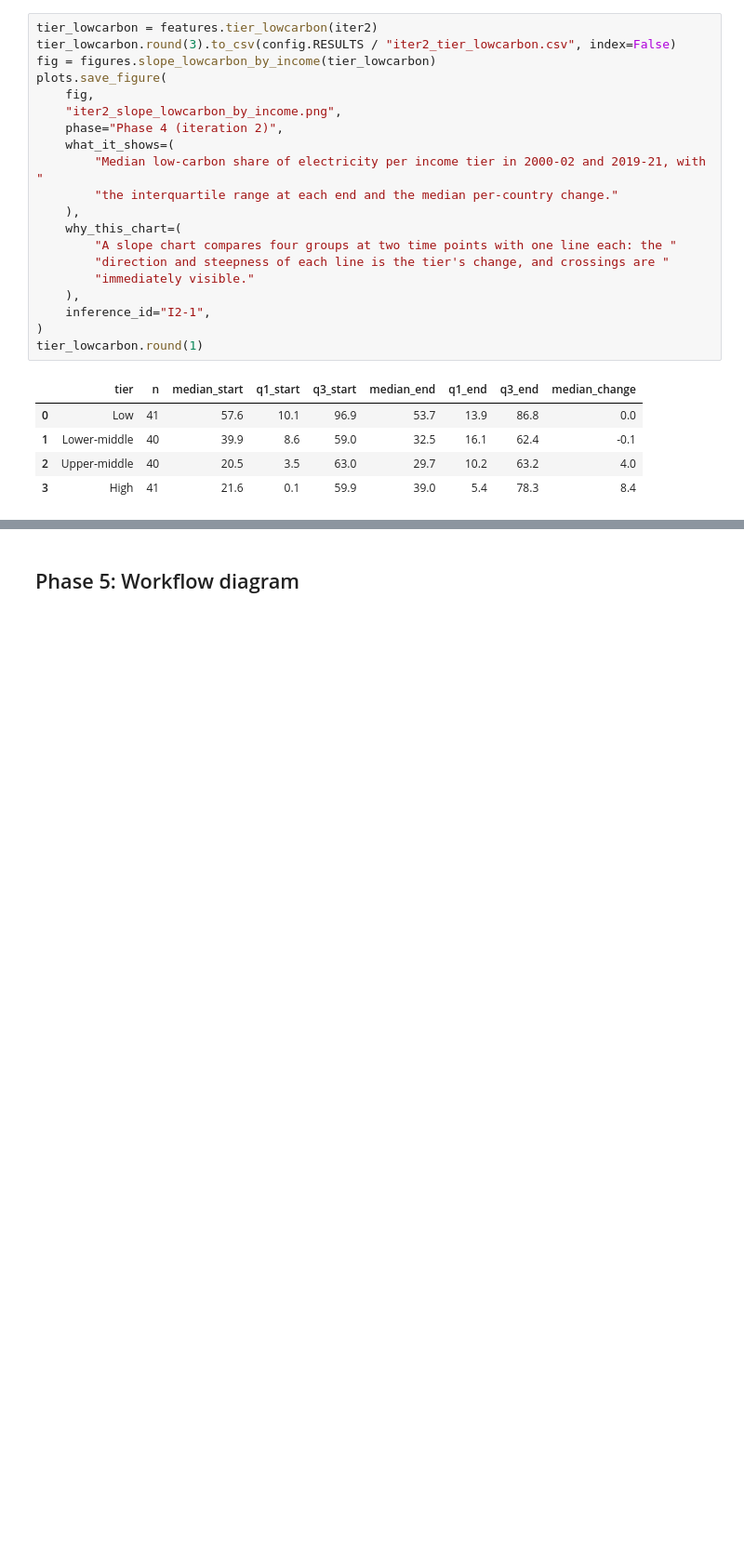
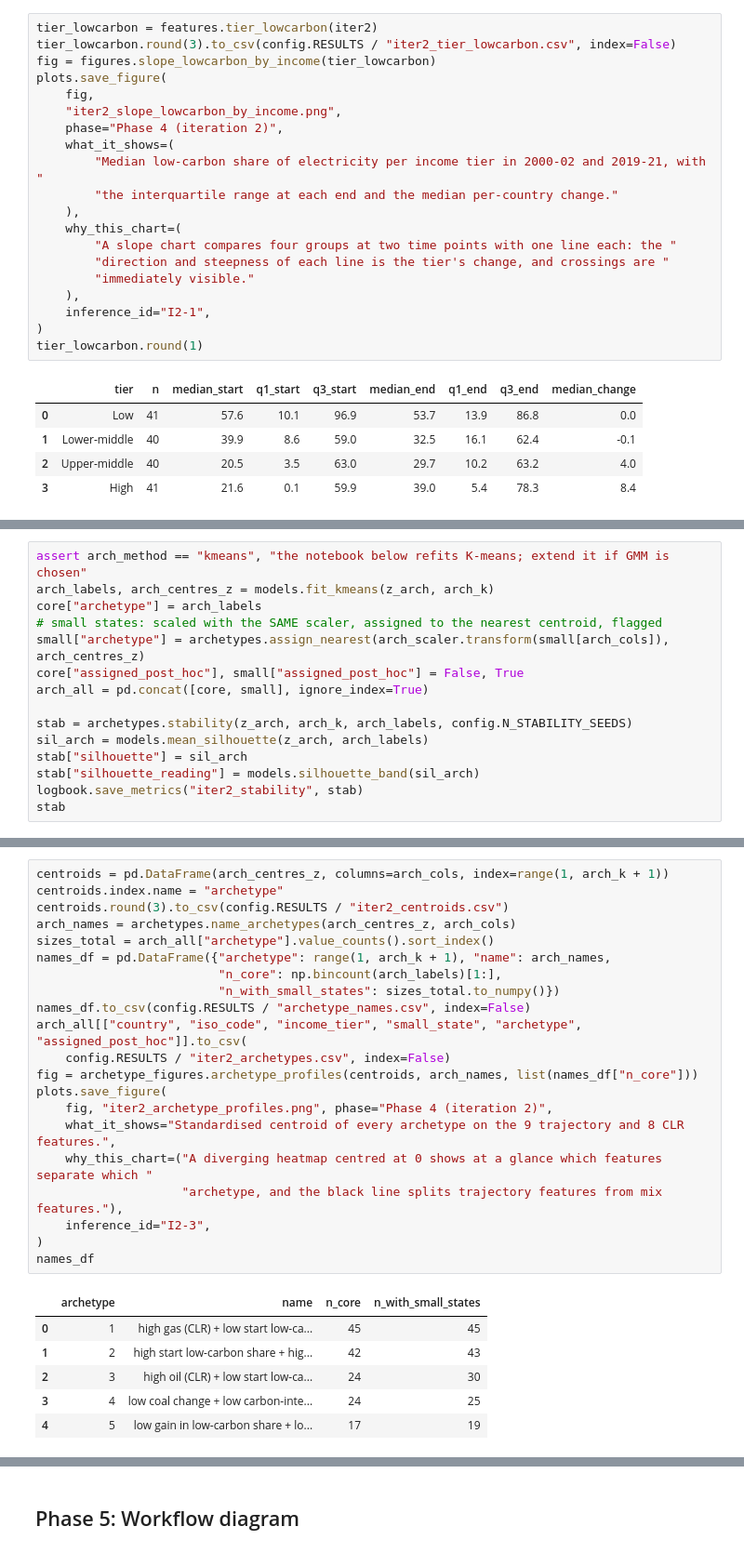
Before and after one commit to GOW444/parallax, a Jupyter notebook: notebooks/A3_workflow.ipynb, the cells around one changed output, grey strips where cells are left out. Shown at 93% size. Cells and saved outputs as stored; diff of their text form; blank space fills up the shorter version.

```diff
--- a/notebooks/A3_workflow.ipynb
+++ b/notebooks/A3_workflow.ipynb
@@ -2342,0 +2393,15 @@ tier_lowcarbon.round(1)
+# %%
+assert arch_method == "kmeans", "the notebook below refits K-means; extend it if GMM is chosen"
+arch_labels, arch_centres_z = models.fit_kmeans(z_arch, arch_k)
+core["archetype"] = arch_labels
+# small states: scaled with the SAME scaler, assigned to the nearest centroid, flagged
+small["archetype"] = archetypes.assign_nearest(arch_scaler.transform(small[arch_cols]), arch_centres_z)
+core["assigned_post_hoc"], small["assigned_post_hoc"] = False, True
+arch_all = pd.concat([core, small], ignore_index=True)
+
+stab = archetypes.stability(z_arch, arch_k, arch_labels, config.N_STABILITY_SEEDS)
+sil_arch = models.mean_silhouette(z_arch, arch_labels)
+stab["silhouette"] = sil_arch
+stab["silhouette_reading"] = models.silhouette_band(sil_arch)
+logbook.save_metrics("iter2_stability", stab)
+stab
@@ -2342,0 +2447,28 @@ tier_lowcarbon.round(1)
+# %%
+centroids = pd.DataFrame(arch_centres_z, columns=arch_cols, index=range(1, arch_k + 1))
+centroids.index.name = "archetype"
+centroids.round(3).to_csv(config.RESULTS / "iter2_centroids.csv")
+arch_names = archetypes.name_archetypes(arch_centres_z, arch_cols)
+sizes_total = arch_all["archetype"].value_counts().sort_index()
+names_df = pd.DataFrame({"archetype": range(1, arch_k + 1), "name": arch_names,
+                         "n_core": np.bincount(arch_labels)[1:],
+                         "n_with_small_states": sizes_total.to_numpy()})
+names_df.to_csv(config.RESULTS / "archetype_names.csv", index=False)
+arch_all[["country", "iso_code", "income_tier", "small_state", "archetype", "assigned_post_hoc"]].to_csv(
+    config.RESULTS / "iter2_archetypes.csv", index=False)
+fig = archetype_figures.archetype_profiles(centroids, arch_names, list(names_df["n_core"]))
+plots.save_figure(
+    fig, "iter2_archetype_profiles.png", phase="Phase 4 (iteration 2)",
+    what_it_shows="Standardised centroid of every archetype on the 9 trajectory and 8 CLR features.",
+    why_this_chart=("A diverging heatmap centred at 0 shows at a glance which features separate which "
+                    "archetype, and the black line splits trajectory features from mix features."),
+    inference_id="I2-3",
+)
+names_df
+# %% [output]
+|  | archetype | name | n_core | n_with_small_states |
+| 0 | 1 | high gas (CLR) + low start low-ca... | 45 | 45 |
+| 1 | 2 | high start low-carbon share + hig... | 42 | 43 |
+| 2 | 3 | high oil (CLR) + low start low-ca... | 24 | 30 |
+| 3 | 4 | low coal change + low carbon-inte... | 24 | 25 |
+| 4 | 5 | low gain in low-carbon share + lo... | 17 | 19 |
```
Also changed, not shown: parts of 15 cells of this notebook, 35 other files.
